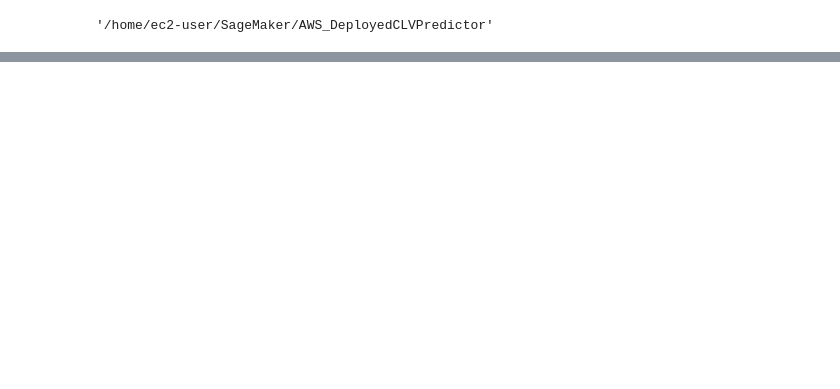
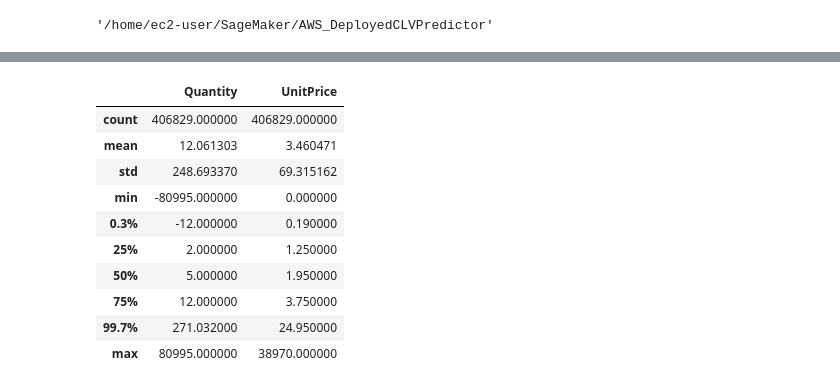
Before and after one commit to vubanc/AWS_DeployedCLVPredictor, a Jupyter notebook: AWS_DeployedCLVPredictor.ipynb, the cells around one changed output, grey strips where cells are left out. Saved outputs shown, nothing was run; the diff lists cells and outputs as text; code cells hidden in the pictures; blank space fills up the shorter version.

```diff
--- a/AWS_DeployedCLVPredictor.ipynb
+++ b/AWS_DeployedCLVPredictor.ipynb
@@ -27,0 +83,15 @@ df.head()
+# %%
+# Descriptive statistics of quantitative features
+df[["Quantity", "UnitPrice"]].describe(percentiles=[0.003, 0.25, 0.5, 0.75, 0.997])
+# %% [output]
+|  | Quantity | UnitPrice |
+| count | 406829.000000 | 406829.000000 |
+| mean | 12.061303 | 3.460471 |
+| std | 248.693370 | 69.315162 |
+| min | -80995.000000 | 0.000000 |
+| 0.3% | -12.000000 | 0.190000 |
+| 25% | 2.000000 | 1.250000 |
+| 50% | 5.000000 | 1.950000 |
+| 75% | 12.000000 | 3.750000 |
+| 99.7% | 271.032000 | 24.950000 |
+| max | 80995.000000 | 38970.000000 |
```
Also changed, not shown: parts of 12 cells of this notebook.
